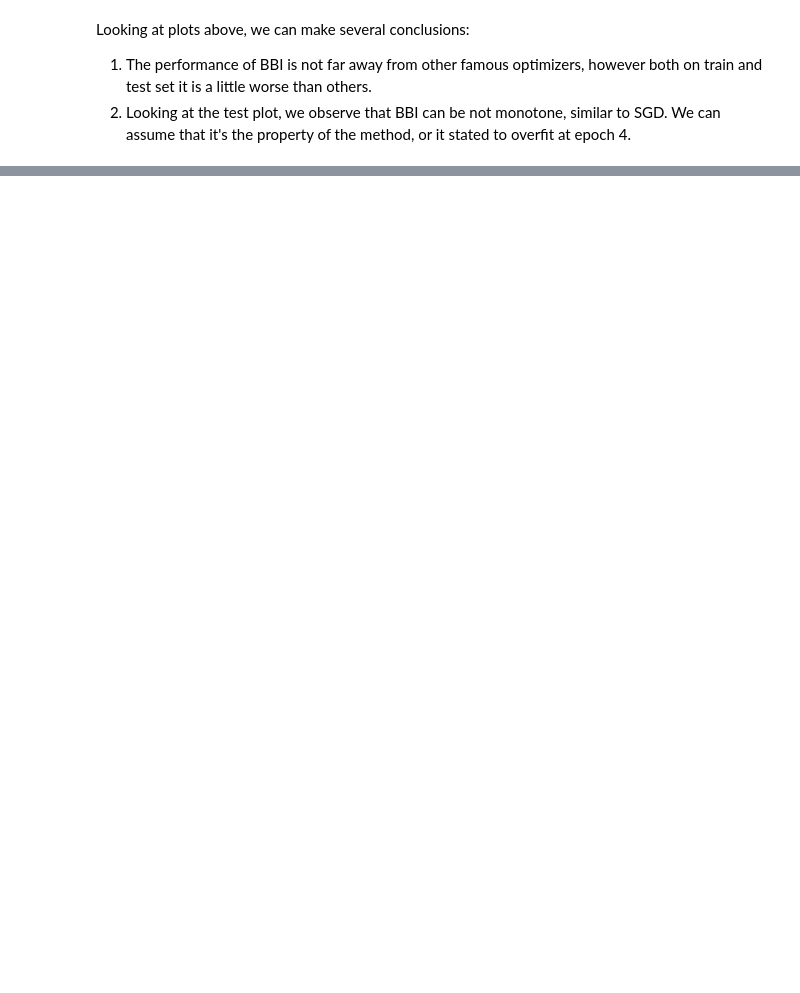
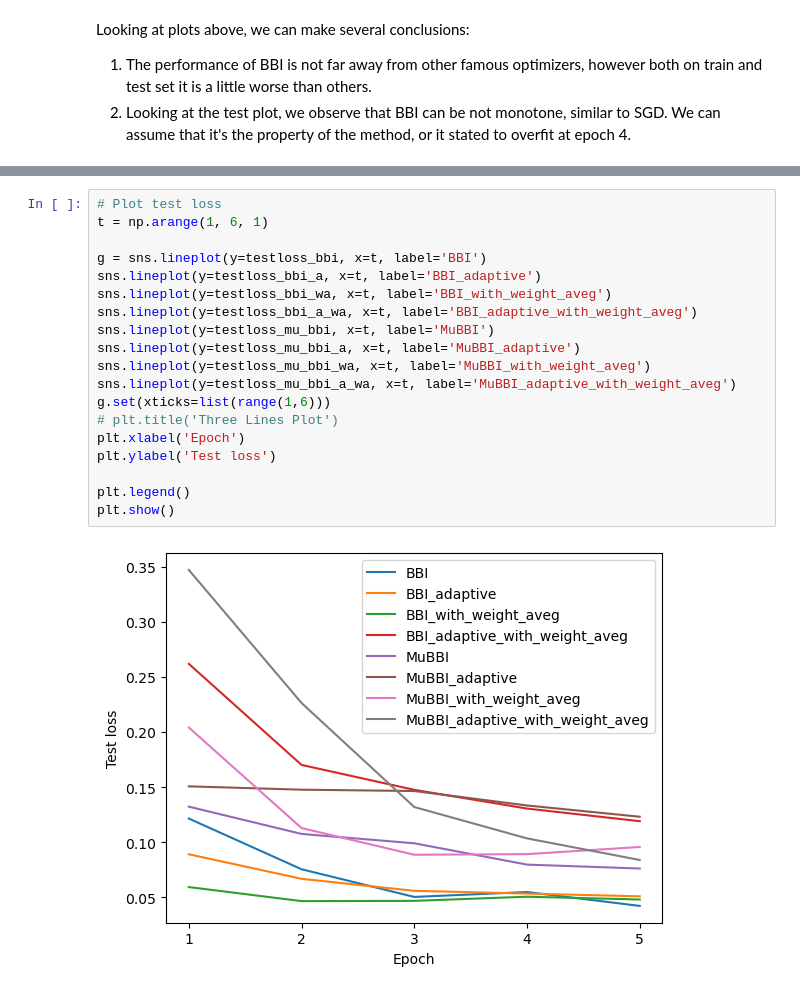
Before and after one commit to dariayakovchuk/Optimization-Mini-Project, a Jupyter notebook: comp_optimizers.ipynb, the cells around one changed output, grey strips where cells are left out. Cells and saved outputs as stored; diff of their text form; blank space fills up the shorter version.

```diff
--- a/comp_optimizers.ipynb
+++ b/comp_optimizers.ipynb
@@ -935,0 +943,21 @@ Looking at plots above, we can make several conclusions:
+# %%
+# Plot test loss
+t = np.arange(1, 6, 1)
+
+g = sns.lineplot(y=testloss_bbi, x=t, label='BBI')
+sns.lineplot(y=testloss_bbi_a, x=t, label='BBI_adaptive')
+sns.lineplot(y=testloss_bbi_wa, x=t, label='BBI_with_weight_aveg')
+sns.lineplot(y=testloss_bbi_a_wa, x=t, label='BBI_adaptive_with_weight_aveg')
+sns.lineplot(y=testloss_mu_bbi, x=t, label='MuBBI')
+sns.lineplot(y=testloss_mu_bbi_a, x=t, label='MuBBI_adaptive')
+sns.lineplot(y=testloss_mu_bbi_wa, x=t, label='MuBBI_with_weight_aveg')
+sns.lineplot(y=testloss_mu_bbi_a_wa, x=t, label='MuBBI_adaptive_with_weight_aveg')
+g.set(xticks=list(range(1,6)))
+# plt.title('Three Lines Plot')
+plt.xlabel('Epoch')
+plt.ylabel('Test loss')
+
+plt.legend()
+plt.show()
+# %% [output]
+[figure, added]
```
Also changed, not shown: parts of 16 cells of this notebook.
